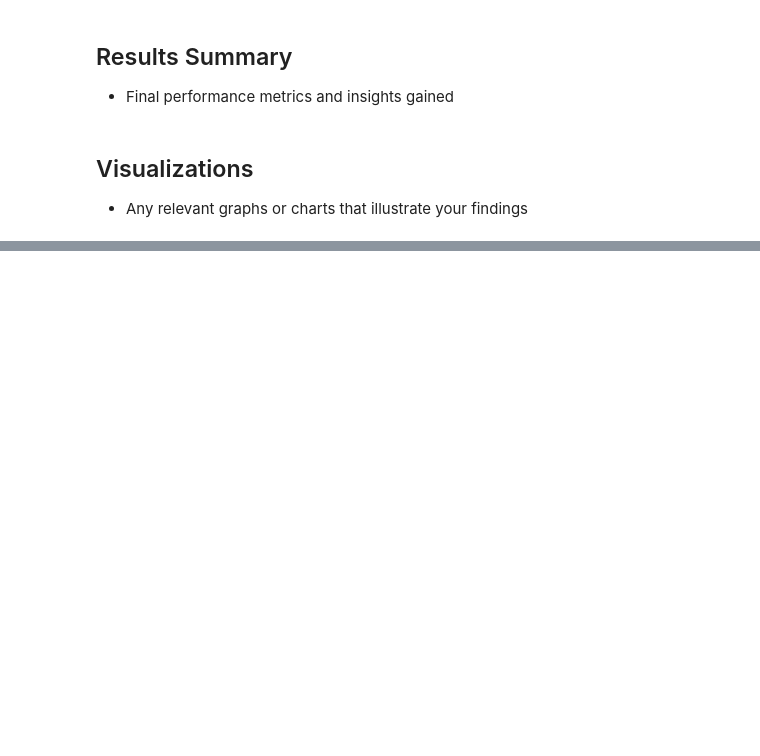
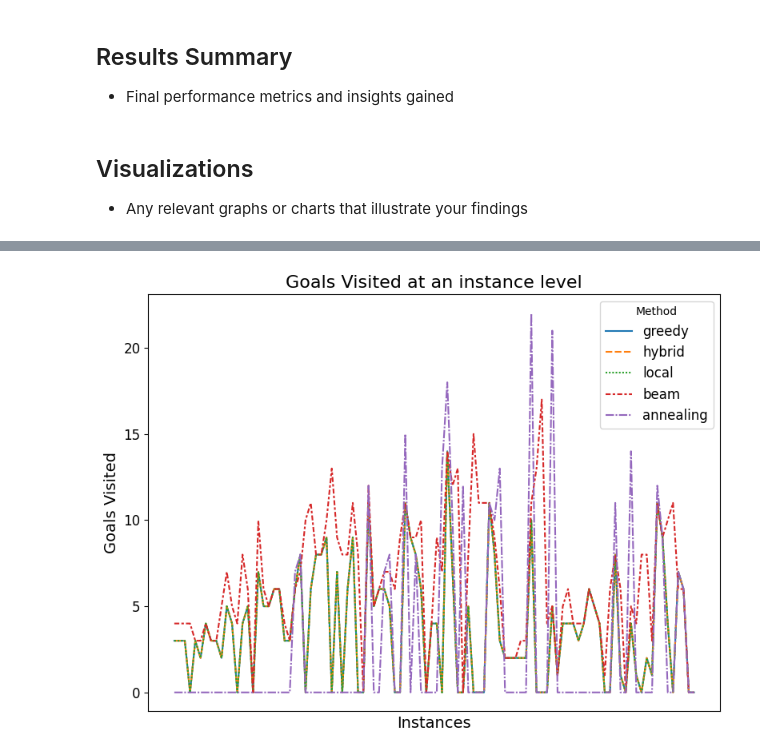
Before and after one commit to BenWallner7/route_construction_optimisation, a Jupyter notebook: report.ipynb, the cells around one changed output, grey strips where cells are left out. Saved outputs shown, nothing was run; the diff lists cells and outputs as text; code cells hidden in the pictures; blank space fills up the shorter version.

```diff
--- a/report.ipynb
+++ b/report.ipynb
@@ -148,0 +183,19 @@ plt.xticks(rotation=45)
+# %%
+plt.figure(figsize=(8,6))
+sns.lineplot(
+    data=results_df,
+    x='instance',
+    y='goals_visited',
+    hue='method',
+    style='method',
+    palette='tab10',
+)
+plt.xlabel('Instance')
+plt.ylabel('Goals Visited')
+plt.title('Goals Visited at an instance level')
+plt.legend(title='Method')
+plt.xticks([])
+plt.tight_layout()
+plt.show()
+# %% [output]
+[figure, added]
```
Also changed, not shown: parts of 14 cells of this notebook, 2 other files.
